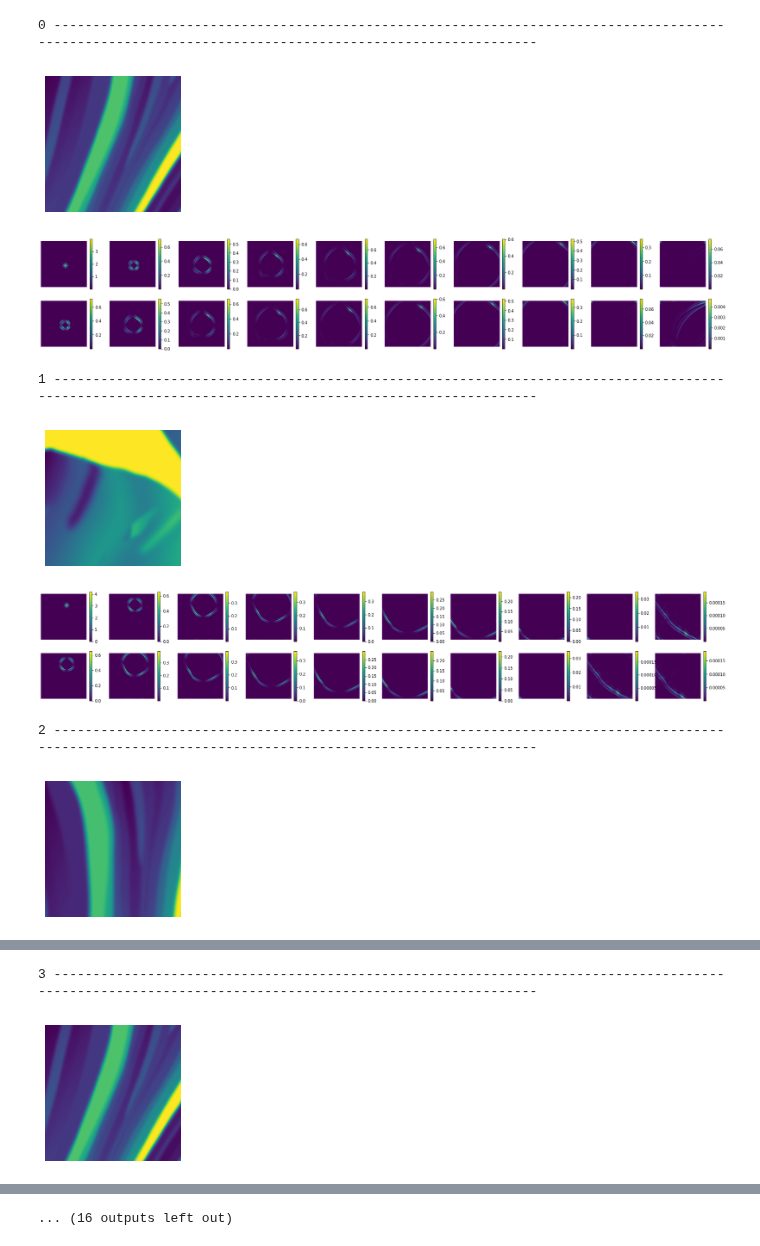
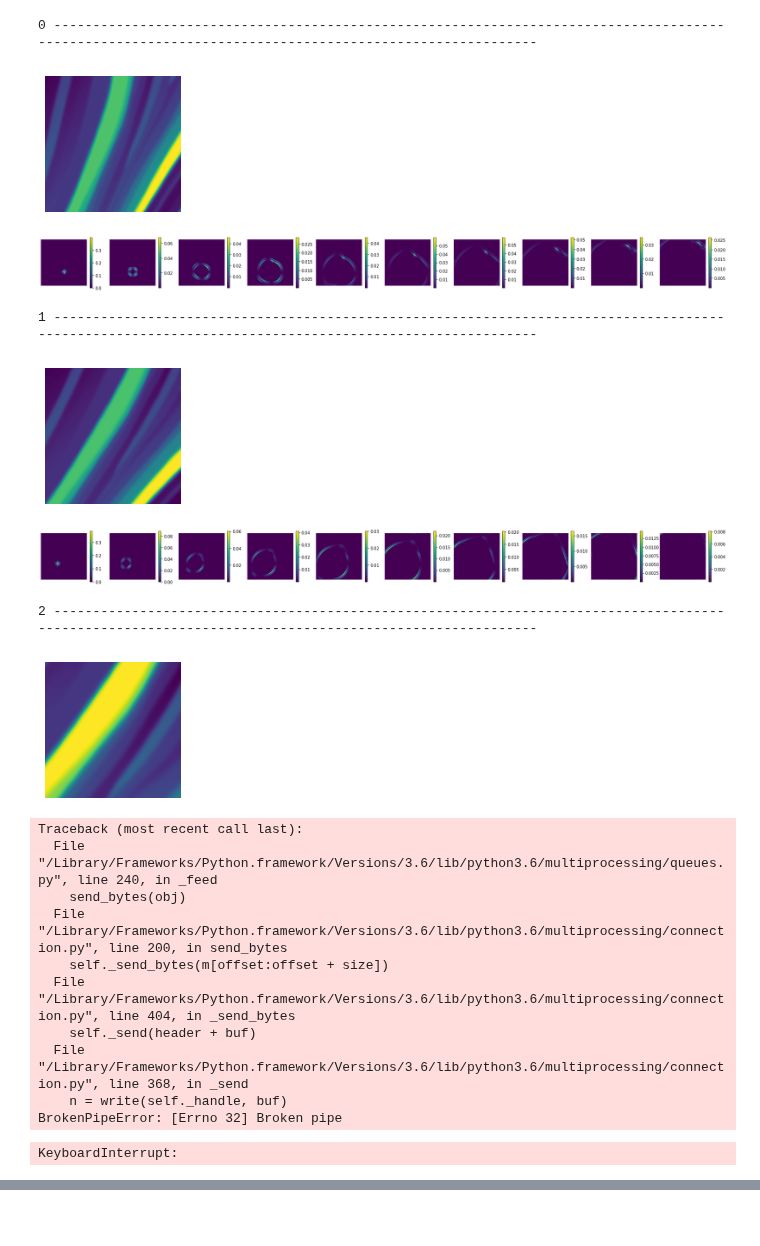
Before and after one commit to utkaiser/masterthesis_code, a Jupyter notebook: analysis/visualize_dataset.ipynb, the cells around one changed output, grey strips where cells are left out. Cells and saved outputs as stored; diff of their text form; code cells hidden in the pictures; blank space fills up the shorter version.

```diff
--- a/analysis/visualize_dataset.ipynb
+++ b/analysis/visualize_dataset.ipynb
@@ -6,7 +6,7 @@ from generate_data import wave_util
 import matplotlib.pyplot as plt
 import torch
 
-f_delta_x = .2
+f_delta_x = .06
 dx = 2.0/128.0
 
 #get data
@@ -19,46 +18,57 @@ test data points: 180 | train data points: 20
 for loader in loaders:
     for i, data in enumerate(loader):
         print(i, "-"*150)
 
-        input = data[0]
+        input = data[0]  # b x n_snaps x c x w x h
 
         # velocity visualization
         plt.figure(figsize = (2.5,2.5))
         plt.imshow(input[0, 0, 3, :, :])
         plt.axis('off')
         plt.show()
         fig = plt.figure(figsize=(30,5))
 
         for idx in range(10):
 
             #input vis
             u_x, u_y, u_t_c, vel = input[:,idx, 0, :, :], input[:,idx, 1, :, :], input[:,idx, 2, :, :], input[:,idx, 3, :, :]
             sumv = torch.sum(torch.sum(u_x))
             u, ut = wave_util.WaveSol_from_EnergyComponent_tensor(u_x, u_y, u_t_c, vel, f_delta_x, sumv)
 
             ax1 = fig.add_subplot(2,10,idx+1)
             pos1 = ax1.imshow(wave_util.WaveEnergyField_tensor(u[0,:,:],ut[0,:,:],vel[0,:,:],dx)*dx*dx)
             plt.colorbar(pos1)
             plt.axis('off')
 
-            #label vis
-            u_x, u_y, u_t_c, vel = input[:,idx+1, 0, :, :], input[:,idx+1, 1, :, :], input[:,idx+1, 2, :, :], input[:,idx+1, 3, :, :]
-            sumv = torch.sum(torch.sum(u_x))
-            u, ut = wave_util.WaveSol_from_EnergyComponent_tensor(u_x, u_y, u_t_c, vel, f_delta_x, sumv)
-
-            ax2 = fig.add_subplot(2,10,idx+11)
-            pos2 = ax2.imshow(wave_util.WaveEnergyField_tensor(u[0,:,:],ut[0,:,:],vel[0,:,:],dx)*dx*dx)
-            plt.colorbar(pos2)
-            plt.axis('off')
+            # #label vis
+            # u_x, u_y, u_t_c, vel = input[:,idx+1, 0, :, :], input[:,idx+1, 1, :, :], input[:,idx+1, 2, :, :], input[:,idx+1, 3, :, :]
+            # sumv = torch.sum(torch.sum(u_x))
+            # u, ut = wave_util.WaveSol_from_EnergyComponent_tensor(u_x, u_y, u_t_c, vel, f_delta_x, sumv)
+            #
+            # ax2 = fig.add_subplot(2,10,idx+11)
+            # pos2 = ax2.imshow(wave_util.WaveEnergyField_tensor(u[0,:,:],ut[0,:,:],vel[0,:,:],dx)*dx*dx)
+            # plt.colorbar(pos2)
+            # plt.axis('off')
 
 
         plt.show()
 # %% [output]
 0 ------------------------------------------------------------------------------------------------------------------------------------------------------
 [figure]
-[figure, old version]
+[figure, new version]
 1 ------------------------------------------------------------------------------------------------------------------------------------------------------
-[figure, old version]
+[figure, new version]
-[figure, old version]
+[figure, new version]
 2 ------------------------------------------------------------------------------------------------------------------------------------------------------
-[figure, old version]
+[figure, new version]
+Traceback (most recent call last):
+  File "/Library/Frameworks/Python.framework/Versions/3.6/lib/python3.6/multiprocessing/queues.py", line 240, in _feed
+    send_bytes(obj)
+  File "/Library/Frameworks/Python.framework/Versions/3.6/lib/python3.6/multiprocessing/connection.py", line 200, in send_bytes
+    self._send_bytes(m[offset:offset + size])
+  File "/Library/Frameworks/Python.framework/Versions/3.6/lib/python3.6/multiprocessing/connection.py", line 404, in _send_bytes
+    self._send(header + buf)
+  File "/Library/Frameworks/Python.framework/Versions/3.6/lib/python3.6/multiprocessing/connection.py", line 368, in _send
+    n = write(self._handle, buf)
+BrokenPipeError: [Errno 32] Broken pipe
+KeyboardInterrupt:
@@ -66,2 +75,0 @@ for loader in loaders:
-3 ------------------------------------------------------------------------------------------------------------------------------------------------------
-[figure, removed]
@@ -69 +75,0 @@ for loader in loaders:
-... (16 outputs left out)
```
Also changed, not shown: parts of 8 cells of this notebook, 9 other files.
